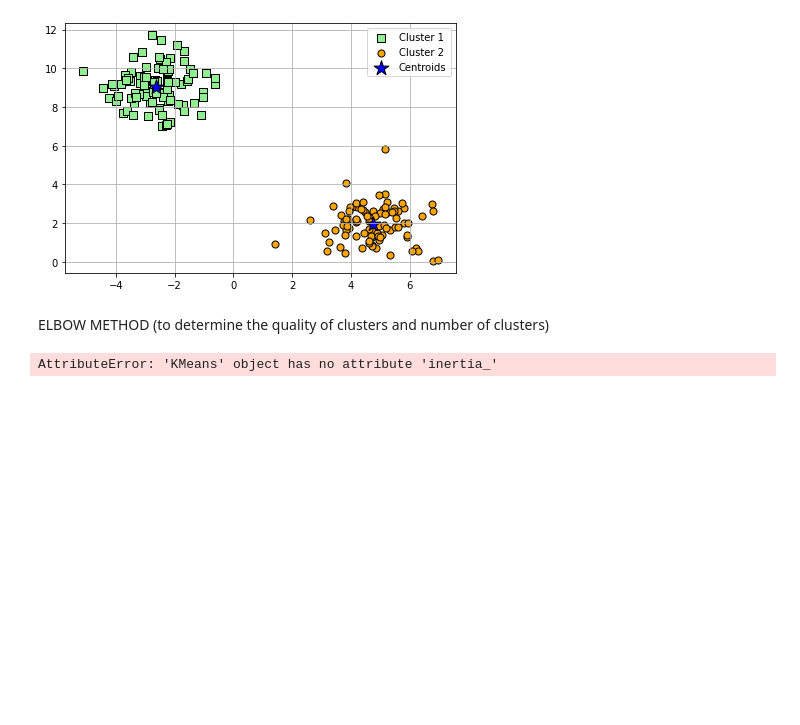
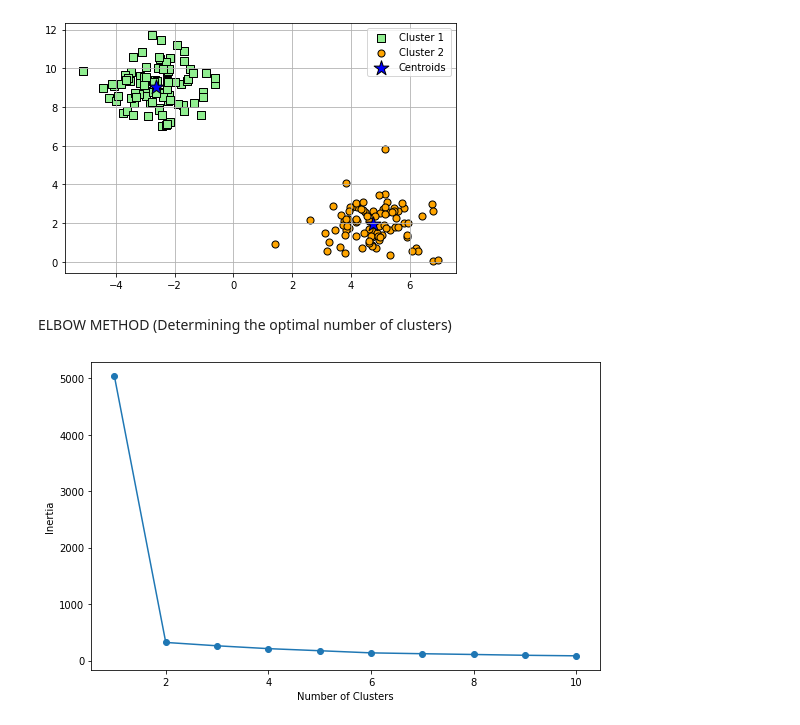
Before and after one commit to ammarlodhi255/machine-learning-from-scratch, a Jupyter notebook: 15. kmeans-clustering.ipynb, the cells around one changed output. Cells and saved outputs as stored; diff of their text form; code cells hidden in the pictures; blank space fills up the shorter version.

```diff
--- a/15. kmeans-clustering.ipynb
+++ b/15. kmeans-clustering.ipynb
@@ -137,25 +137,27 @@ plt.show()
 # %% [output]
 [figure]
 # %% [markdown]
-ELBOW METHOD (to determine the quality of clusters and number of clusters)
+ELBOW METHOD (Determining the optimal number of clusters)
 # %%
 distortions = []
 for i in range(1, 11):
     km = KMeans(
         n_clusters=i,
         init='k-means++',
         n_init=10,
         max_iter=300,
         tol=1e-04,
         random_state=42
     )
 
+    km.fit(X)
     distortions.append(km.inertia_)
 
+plt.figure(figsize=(8, 5))
 plt.plot(range(1, 11), distortions, marker='o')
 plt.xlabel('Number of Clusters')
 plt.ylabel('Inertia')
 plt.tight_layout()
 plt.show()
 # %% [output]
-AttributeError: 'KMeans' object has no attribute 'inertia_'
+[figure, added]
```
